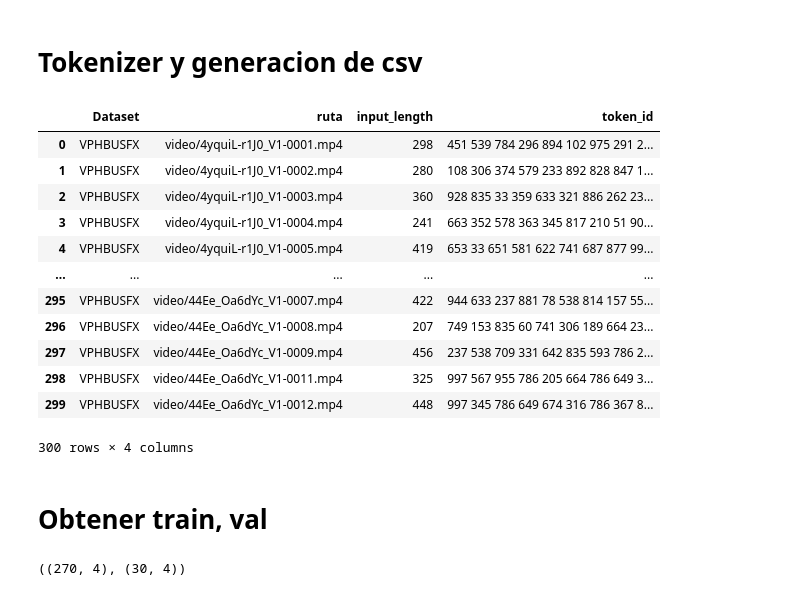
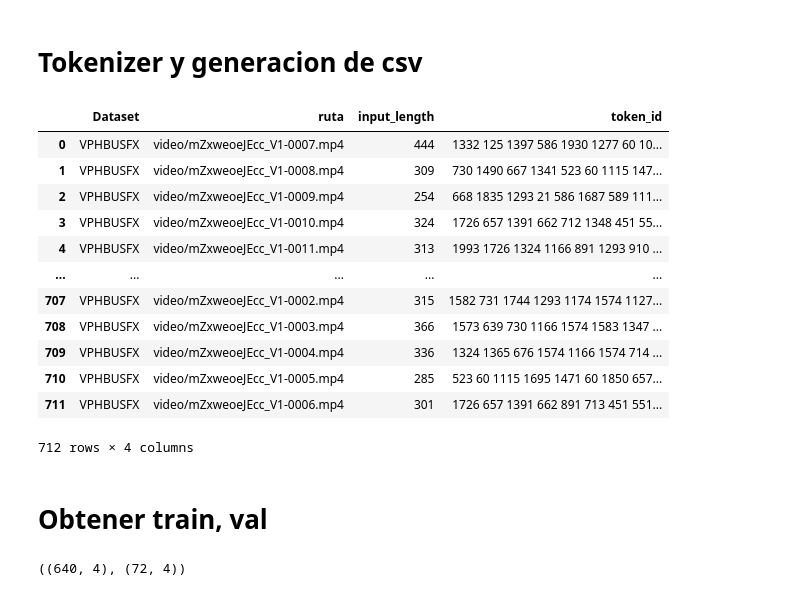
Before and after one commit to Daniel9ad/ProyectoSIS330-VSR, a Jupyter notebook: AVSR_preprocessing.ipynb, the cells around one changed output. Drawn from its saved outputs; the diff is of its cells as text; code cells hidden in the pictures.

```diff
--- a/AVSR_preprocessing.ipynb
+++ b/AVSR_preprocessing.ipynb
@@ -831,7 +831,7 @@ len(list_videos)
 video_dataloader = AVSRDataLoader(modality="video", detector="retinaface", convert_gray=False)
 audio_dataloader = AVSRDataLoader(modality="audio")
 
-for data_filename in tqdm(list_videos[2:100]):
+for data_filename in tqdm(list_videos[0:2]):
     print(data_filename)
     name = data_filename.split('.')[0]
     ruta = f'{ruta_videos}/{data_filename}'
@@ -893,15 +861,23 @@ import sentencepiece
 SP_MODEL_PATH = os.path.join(
     os.path.dirname(os.path.dirname(os.path.abspath(''))),
     "content",
-    "unigram",
-    "unigram1000.model",
+    "drive",
+    "MyDrive",
+    "vsr",
+    "Models",
+    "SentencePiece_castellano_v3",
+    "unigram2000.model",
 )
 
 DICT_PATH = os.path.join(
     os.path.dirname(os.path.dirname(os.path.abspath(''))),
     "content",
-    "unigram",
-    "unigram1000_units.txt",
+    "drive",
+    "MyDrive",
+    "vsr",
+    "Models",
+    "SentencePiece_castellano_v3",
+    "unigram2000_units.txt",
 )
 
 
@@ -945,33 +921,34 @@ text_transform = TextTransform()
 # %%
 ruta = "/content/drive/MyDrive/vsr/VPHB_USFX_preprocessing"
 # %%
-list_video_text = [[f'{ruta}/VPHBUSFX/video/{name}.mp4',f'{ruta}/VPHBUSFX/text/{name}.txt'] for name in [n.split('.')[0] for n in os.listdir(f'{ruta}/VPHBUSFX/video')]]
+list_video = [video for video in os.listdir(f'{ruta}/VPHBUSFX/video') if video.split('.')[1]=='mp4']
+list_video_text = [[f'{ruta}/VPHBUSFX/video/{name}.mp4',f'{ruta}/VPHBUSFX/text/{name}.txt'] for name in [n.split('.')[0] for n in list_video]]
 list_csv = []
 for r_vid, r_text in tqdm(list_video_text):
     video = torchvision.io.read_video(r_vid, pts_unit="sec")[0].numpy()
     text = open(r_text, 'r').read()
     token_id_str = " ".join(
             map(str, [_.item() for _ in text_transform.tokenize(text)])
     )
     name_video = r_vid.split('/')[-1]
     list_csv.append(['VPHBUSFX', f'video/{name_video}', video.shape[0], token_id_str])
 df_csv = pd.DataFrame(list_csv, columns=['Dataset','ruta','input_length','token_id'])
-df_csv.to_csv(f'{ruta}/labels/VPHBUSFX_unigram1000.csv')
+df_csv.to_csv(f'{ruta}/labels/VPHBUSFX_unigram2000.csv')
 df_csv
 # %% [output]
 |  | Dataset | ruta | input_length | token_id |
-| 0 | VPHBUSFX | video/4yquiL-r1J0_V1-0001.mp4 | 298 | 451 539 784 296 894 102 975 291 2... |
-| 1 | VPHBUSFX | video/4yquiL-r1J0_V1-0002.mp4 | 280 | 108 306 374 579 233 892 828 847 1... |
-| 2 | VPHBUSFX | video/4yquiL-r1J0_V1-0003.mp4 | 360 | 928 835 33 359 633 321 886 262 23... |
-| 3 | VPHBUSFX | video/4yquiL-r1J0_V1-0004.mp4 | 241 | 663 352 578 363 345 817 210 51 90... |
-| 4 | VPHBUSFX | video/4yquiL-r1J0_V1-0005.mp4 | 419 | 653 33 651 581 622 741 687 877 99... |
+| 0 | VPHBUSFX | video/mZxweoeJEcc_V1-0007.mp4 | 444 | 1332 125 1397 586 1930 1277 60 10... |
+| 1 | VPHBUSFX | video/mZxweoeJEcc_V1-0008.mp4 | 309 | 730 1490 667 1341 523 60 1115 147... |
+| 2 | VPHBUSFX | video/mZxweoeJEcc_V1-0009.mp4 | 254 | 668 1835 1293 21 586 1687 589 111... |
+| 3 | VPHBUSFX | video/mZxweoeJEcc_V1-0010.mp4 | 324 | 1726 657 1391 662 712 1348 451 55... |
+| 4 | VPHBUSFX | video/mZxweoeJEcc_V1-0011.mp4 | 313 | 1993 1726 1324 1166 891 1293 910 ... |
 | ... | ... | ... | ... | ... |
-| 295 | VPHBUSFX | video/44Ee_Oa6dYc_V1-0007.mp4 | 422 | 944 633 237 881 78 538 814 157 55... |
-| 296 | VPHBUSFX | video/44Ee_Oa6dYc_V1-0008.mp4 | 207 | 749 153 835 60 741 306 189 664 23... |
-| 297 | VPHBUSFX | video/44Ee_Oa6dYc_V1-0009.mp4 | 456 | 237 538 709 331 642 835 593 786 2... |
-| 298 | VPHBUSFX | video/44Ee_Oa6dYc_V1-0011.mp4 | 325 | 997 567 955 786 205 664 786 649 3... |
-| 299 | VPHBUSFX | video/44Ee_Oa6dYc_V1-0012.mp4 | 448 | 997 345 786 649 674 316 786 367 8... |
+| 707 | VPHBUSFX | video/mZxweoeJEcc_V1-0002.mp4 | 315 | 1582 731 1744 1293 1174 1574 1127... |
+| 708 | VPHBUSFX | video/mZxweoeJEcc_V1-0003.mp4 | 366 | 1573 639 730 1166 1574 1583 1347 ... |
+| 709 | VPHBUSFX | video/mZxweoeJEcc_V1-0004.mp4 | 336 | 1324 1365 676 1574 1166 1574 714 ... |
+| 710 | VPHBUSFX | video/mZxweoeJEcc_V1-0005.mp4 | 285 | 523 60 1115 1695 1471 60 1850 657... |
+| 711 | VPHBUSFX | video/mZxweoeJEcc_V1-0006.mp4 | 301 | 1726 657 1391 662 891 713 451 551... |
-300 rows × 4 columns
+712 rows × 4 columns
 # %% [markdown]
 # Obtener train, val
 # %%
@@ -982,5 +959,5 @@ df_train, df_test = train_test_split(df_csv, test_size=0.1)
 # %%
 df_train.shape, df_test.shape
 # %% [output]
-((270, 4), (30, 4))
+((640, 4), (72, 4))
 # %%
```
Also changed, not shown: parts of 5 cells of this notebook, 1 other file.
